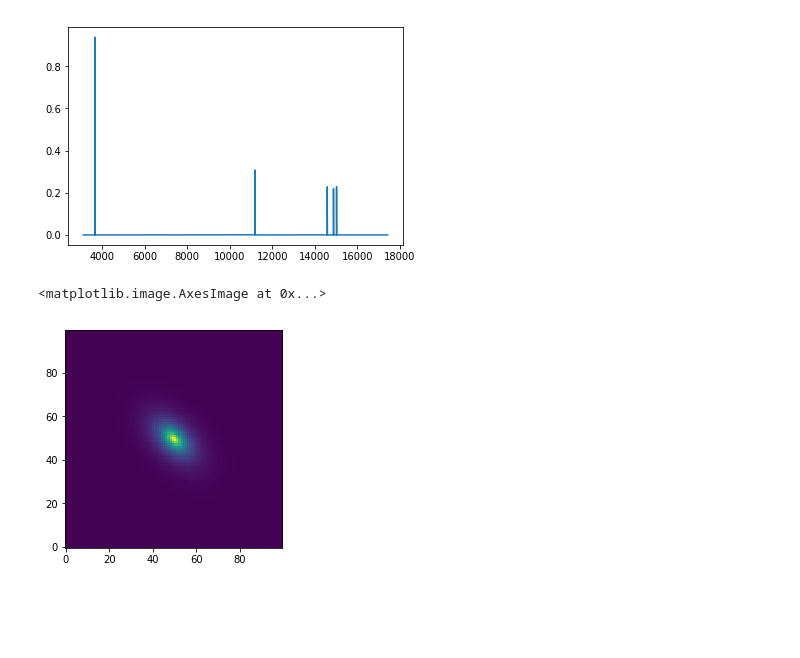
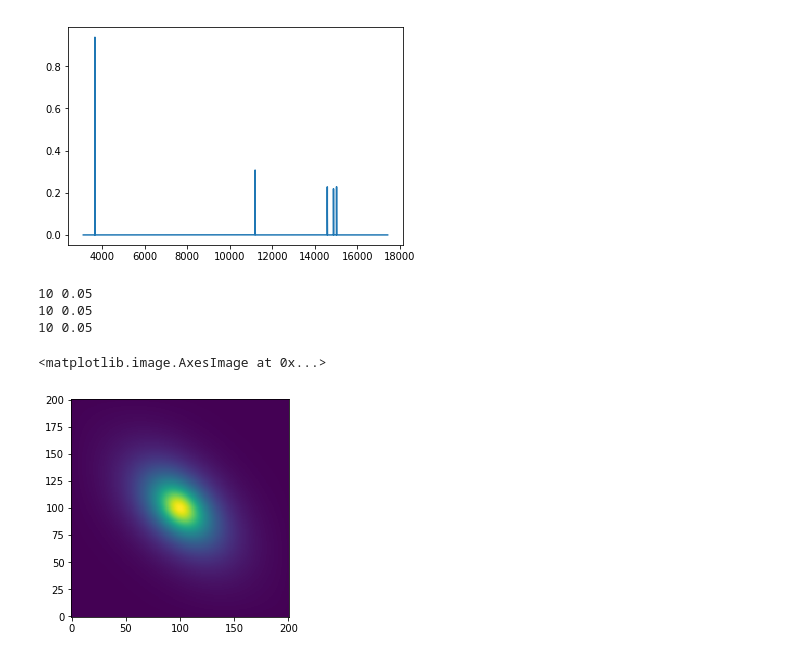
Before and after one commit to Keck-FOBOS/enyo, a Jupyter notebook: notebooks/FOBOS_SNR_v2.ipynb, the cells around one changed output. Drawn from its saved outputs; the diff is of its cells as text; code cells hidden in the pictures; blank space fills up the shorter version.

```diff
--- a/notebooks/FOBOS_SNR_v2.ipynb
+++ b/notebooks/FOBOS_SNR_v2.ipynb
@@ -45,10 +48,22 @@ ellipticity = 0.4
 position_angle = 45
 intrinsic = None          # If None, assumed to be point source
 if reff is not None and sersic_n is not None:
-    intrinsic = source.OnSkySersic(1.0, reff, sersic_n, ellipticity=ellipticity, position_angle=position_angle)
+    intrinsic = source.OnSkySersic(1.0, reff, sersic_n, ellipticity=ellipticity,
+                                   position_angle=position_angle)
+
+# Construct the on-sky source distribution
+seeing = 0.8
+onsky = source.OnSkySource(seeing, intrinsic, sampling=0.05, size=10)
+# %%
+print(onsky.size, onsky.sampling)
+print(onsky.seeing.size, onsky.seeing.sampling)
+print(onsky.intrinsic.size, onsky.intrinsic.sampling)
+# %% [output]
+10 0.05
+10 0.05
+10 0.05
 # %%
-intrinsic.make_map(100) #source.minimum_size())
-pyplot.imshow(intrinsic.data, origin='lower', interpolation='nearest')
+pyplot.imshow(onsky.data, origin='lower', interpolation='nearest')
 # %% [output]
 <matplotlib.image.AxesImage at 0x...>
-[figure, old version]
+[figure, new version]
```
Also changed, not shown: parts of 7 cells of this notebook, 6 other files.
